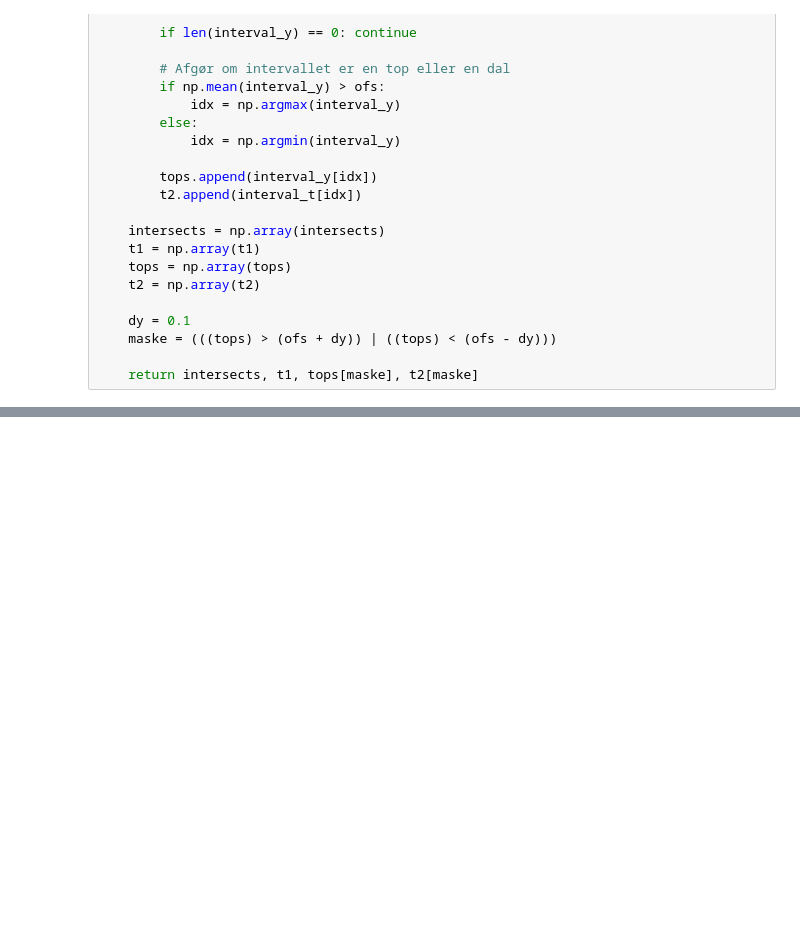
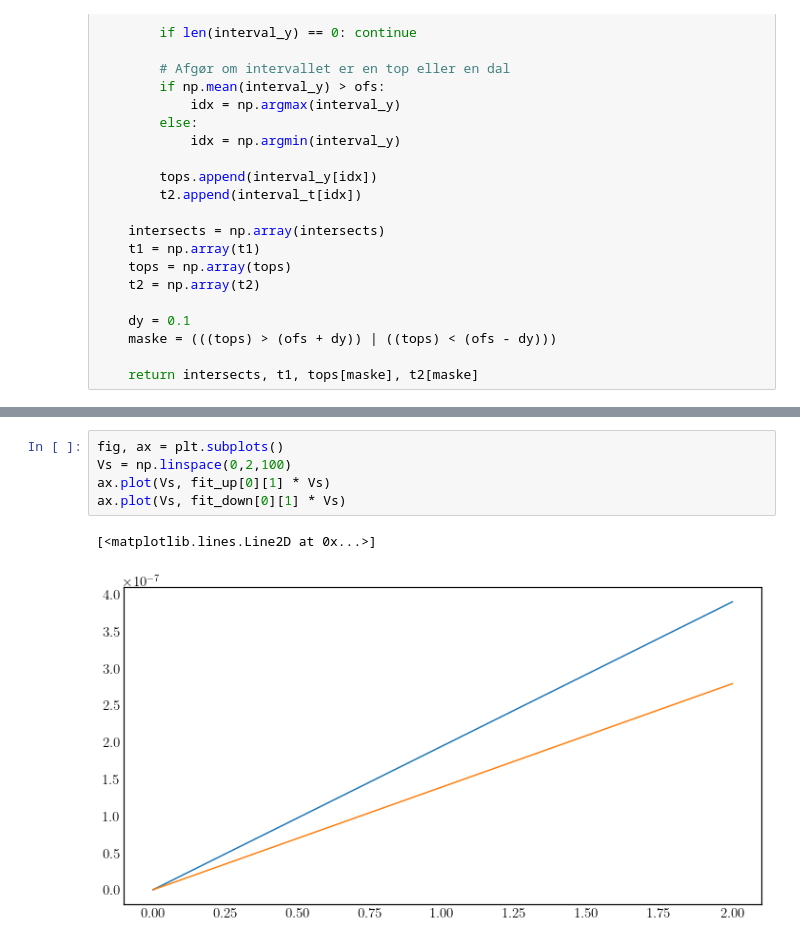
Before and after one commit to Emiliuhre/Labgruppe-Eksperimentiel-Fysik-2, a Jupyter notebook: Exercise 2/Databehandling/Databehandling.ipynb, the cells around one changed output, grey strips where cells are left out. Drawn from its saved outputs; the diff is of its cells as text; blank space fills up the shorter version.

```diff
--- a/Exercise 2/Databehandling/Databehandling.ipynb
+++ b/Exercise 2/Databehandling/Databehandling.ipynb
@@ -141,0 +175,8 @@ ax.legend()
+# %%
+fig, ax = plt.subplots()
+Vs = np.linspace(0,2,100)
+ax.plot(Vs, fit_up[0][1] * Vs)
+ax.plot(Vs, fit_down[0][1] * Vs)
+# %% [output]
+[<matplotlib.lines.Line2D at 0x...>]
+[figure, added]
```
Also changed, not shown: parts of 10 cells of this notebook.
